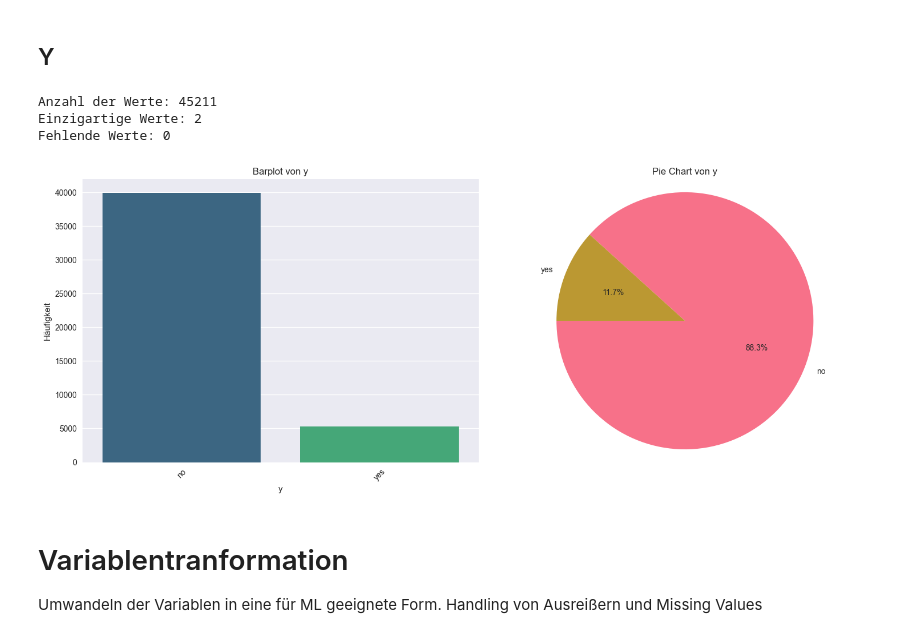
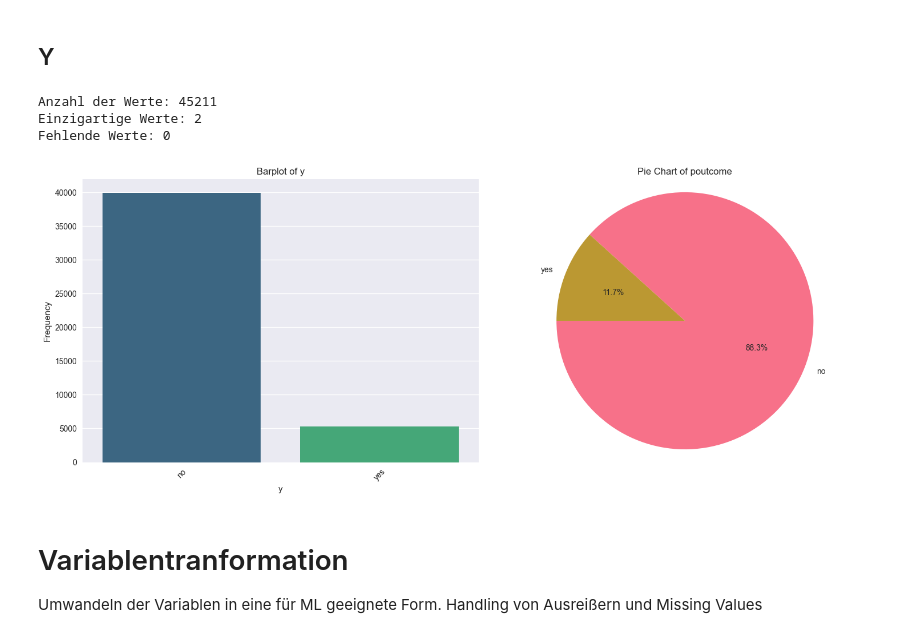
Before and after one commit to Krebsgamer22/bank-telemarketing-prediction, a Jupyter notebook: final-analysis.ipynb, the cells around one changed output. Cells and saved outputs as stored; diff of their text form; code cells hidden in the pictures.

```diff
--- a/final-analysis.ipynb
+++ b/final-analysis.ipynb
@@ -550,30 +550,30 @@ Fehlende Werte: 0
 # %%
 print(f"Anzahl der Werte: {len(raw_data['y'])}")
 print(f"Einzigartige Werte: {raw_data['y'].nunique()}")
 print(f"Fehlende Werte: {raw_data['y'].isnull().sum()}")
 
 value_counts = raw_data['y'].value_counts()
 percentages = raw_data['y'].value_counts(normalize=True) * 100
 
 fig, (ax1, ax2) = plt.subplots(1, 2, figsize=(15, 6))
 
 sns.barplot(x=value_counts.index, y=value_counts.values, ax=ax1, palette='viridis')
-ax1.set_title(f'Barplot von y')
+ax1.set_title(f'Barplot of y')
 ax1.set_xlabel('y')
-ax1.set_ylabel('Häufigkeit')
+ax1.set_ylabel('Frequency')
 ax1.tick_params(axis='x', rotation=45)
 
 ax2.pie(percentages, labels=percentages.index, autopct='%1.1f%%', startangle=180)
-ax2.set_title(f'Pie Chart von y')
+ax2.set_title(f'Pie Chart of poutcome')
 ax2.axis('equal')
 
 plt.tight_layout()
 plt.show()
 # %% [output]
 Anzahl der Werte: 45211
 Einzigartige Werte: 2
 Fehlende Werte: 0
-[figure, old version]
+[figure, new version]
 # %% [markdown]
 # Variablentranformation
 Umwandeln der Variablen in eine für ML geeignete Form. Handling von Ausreißern und Missing Values
```
Also changed, not shown: parts of 19 cells of this notebook, 1 other file.
